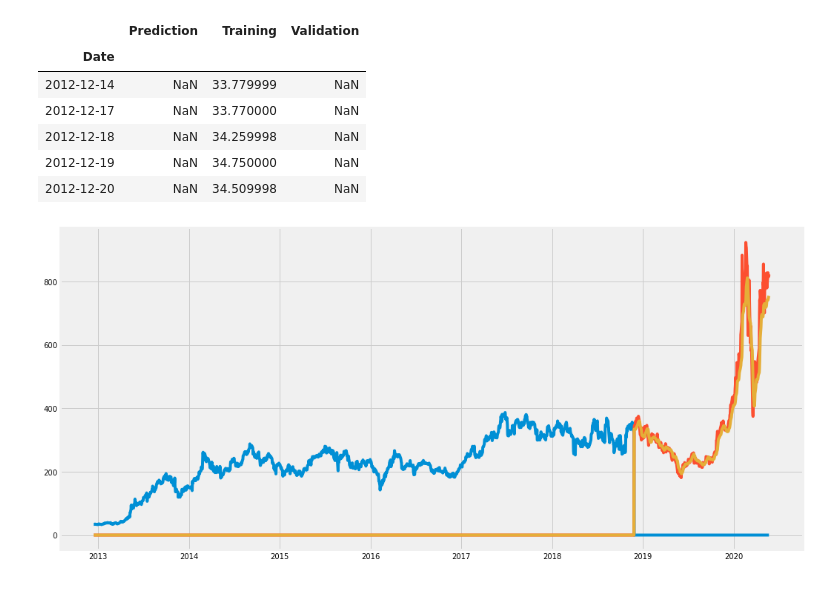
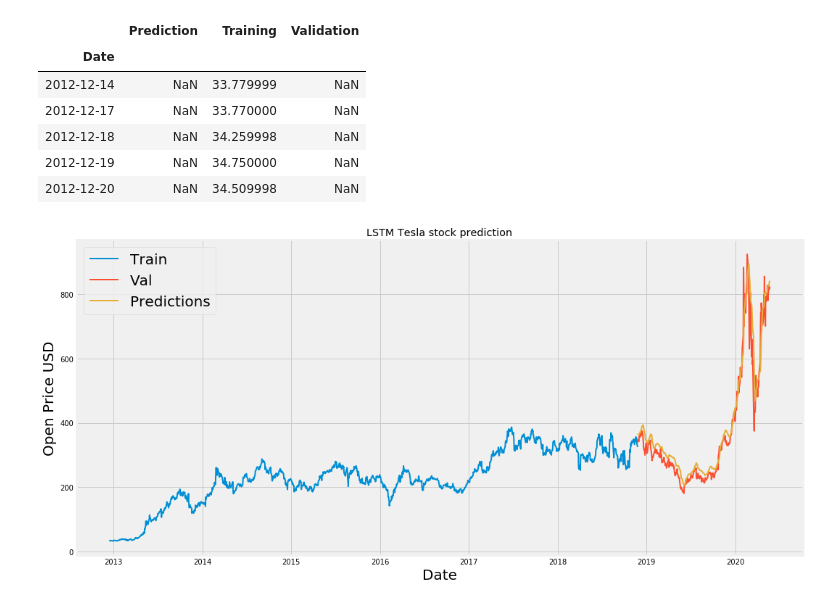
Before and after one commit to Javierhvb/Project-Week-8-Final-Project, a Jupyter notebook: 03 Analysing_data/stock_predictor (LSTM).ipynb, the cells around one changed output. Cells and saved outputs as stored; diff of their text form; code cells hidden in the pictures.

```diff
--- a/03 Analysing_data/stock_predictor (LSTM).ipynb
+++ b/03 Analysing_data/stock_predictor (LSTM).ipynb
@@ -38,2 +29,0 @@ dates = np.array(df.Date)
-# %%
-tesla = df.filter(['Open'])
@@ -40,5 +39,5 @@ tesla = df.filter(['Open'])
 # %%
-tesla = tesla['Open'].values
+
 netflix = netflix['Open'].values
 amazon = amazon['Open'].values
 nike = nike['Open'].values
@@ -66,10 +67,6 @@ y_train = []
 for i in range(60, len(train_data)):
     X_train.append(train_data[i-60:i,0])
     y_train.append(train_data[i,0])
-    if i<=60:
-        print(X_train)
-        print(y_train)
-        print()
 # %% [output]
 [array([8.75911038e-04, 8.64683277e-04, 1.41493354e-03, 1.96518810e-03,
        1.69567470e-03, 1.05558521e-03, 7.18696676e-04, 1.07804501e-03,
@@ -202,11 +162,15 @@ To retain the current behavior and silence the warning, pass 'sort=True'.
 | 2012-12-20 | NaN | 34.509998 | NaN |
 # %%
 plt.figure(figsize=(16,8))
-plt.plot(merged_shit.Training)
-plt.plot(merged_shit.Validation)
-plt.plot(merged_shit.Prediction)
-merged_shit = merged_shit.fillna(value=0)
+plt.plot(merged_shit.Training, linewidth=2)
+plt.plot(merged_shit.Validation, linewidth=2)
+plt.plot(merged_shit.Prediction, linewidth=2)
+plt.title('LSTM Tesla stock prediction')
+plt.xlabel('Date', fontsize = 20)
+plt.ylabel('Open Price USD', fontsize = 20)
+plt.legend(['Train', 'Val', 'Predictions'],fontsize = 20)
+plt.show()
 merged_shit = merged_shit[['Prediction', 'Training', 'Validation']].apply(lambda x:(round(x,2)))
 merged_shit.to_csv('../02 CSV_files/predictions/tesla_predictions.csv')
 # %% [output]
-[figure, old version]
+[figure, new version]
```
Also changed, not shown: parts of 14 cells of this notebook, 2 other files.
